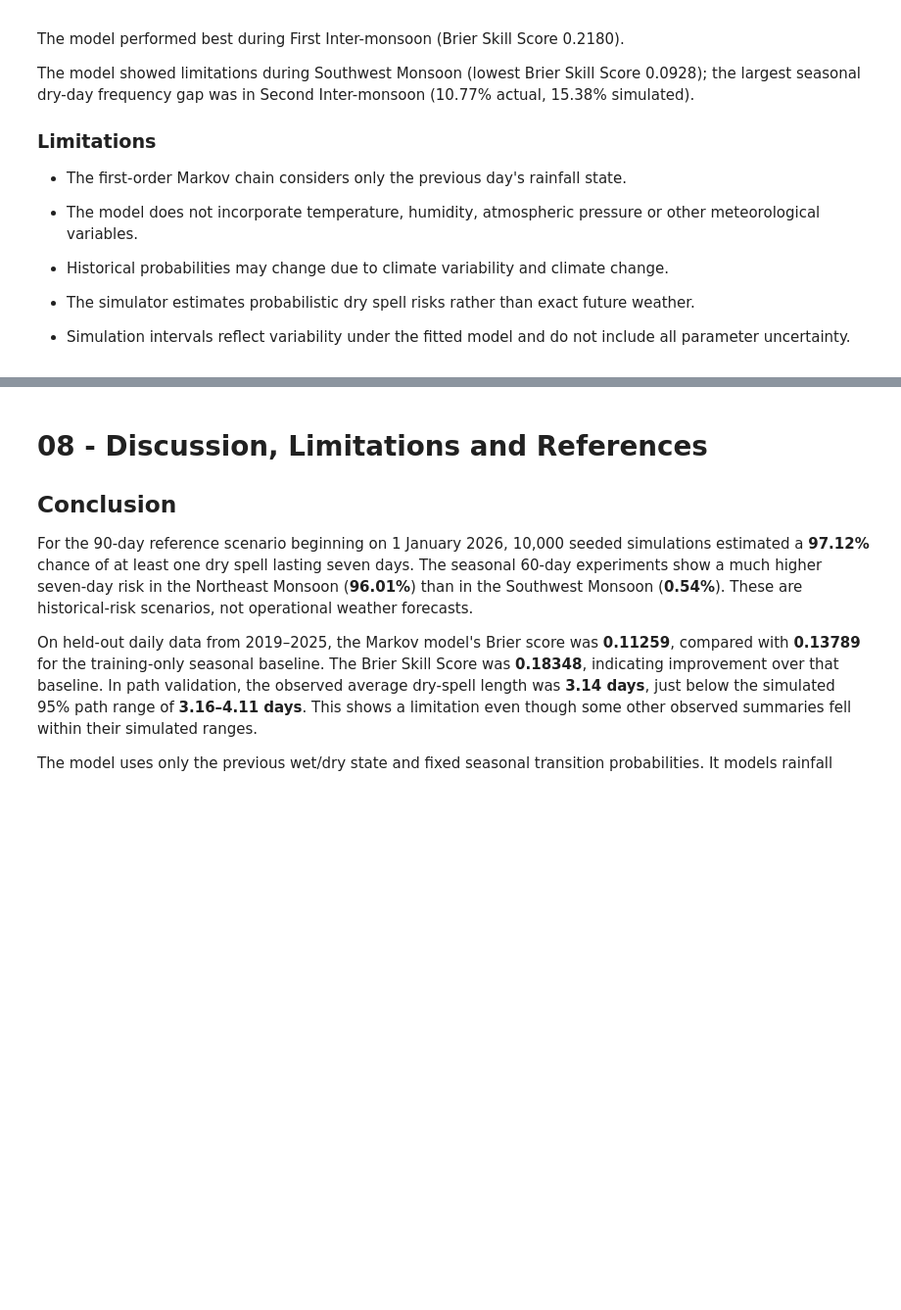
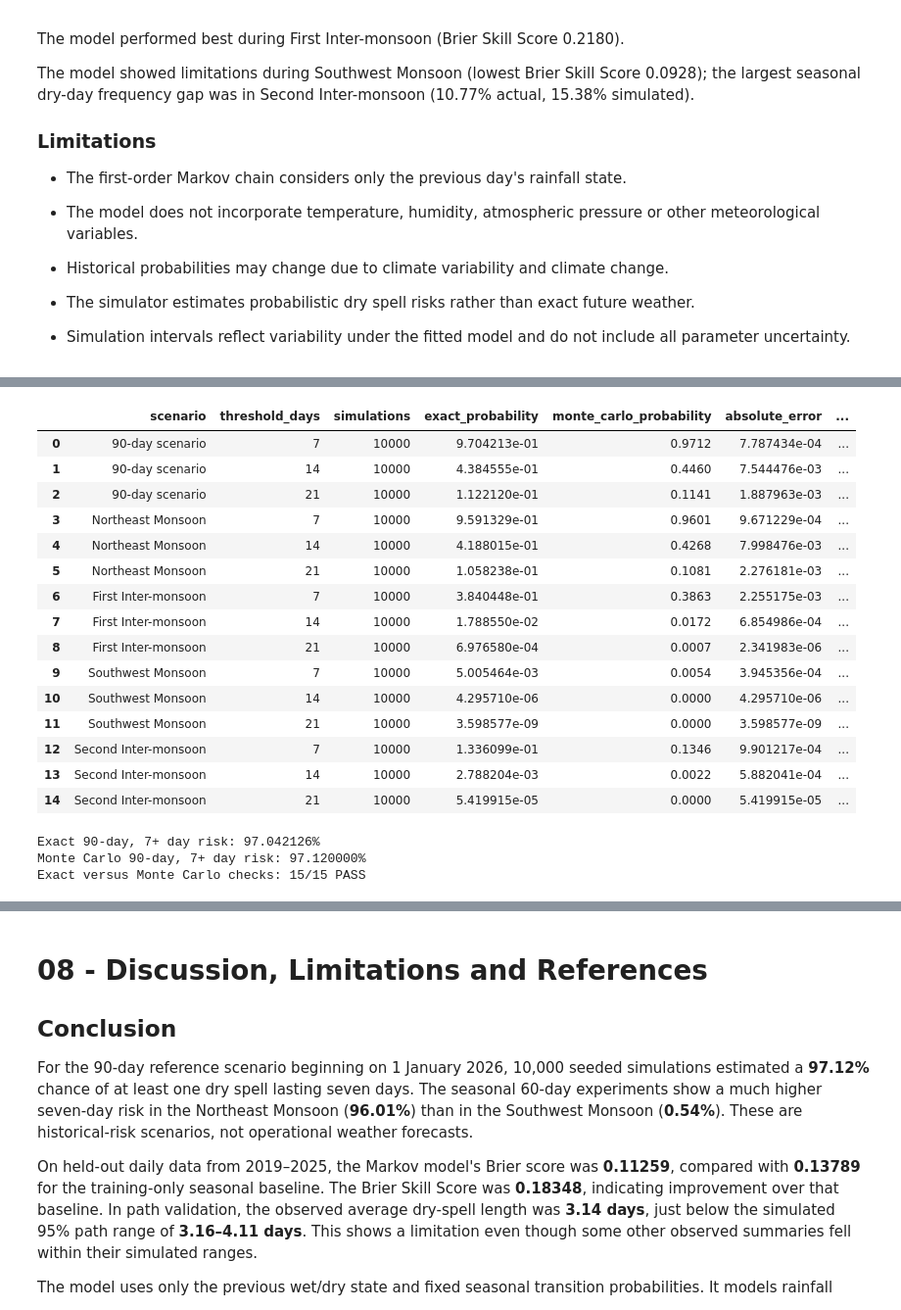
Before and after one commit to NikiniBandara/colombo-monsoon-dry-spell-simulator, a Jupyter notebook: notebook/colombo-monsoon-dry-spell-simulator.ipynb, the cells around one changed output, grey strips where cells are left out. Shown at 98% size. Drawn from its saved outputs; the diff is of its cells as text; code cells hidden in the pictures; blank space fills up the shorter version.

```diff
--- a/notebook/colombo-monsoon-dry-spell-simulator.ipynb
+++ b/notebook/colombo-monsoon-dry-spell-simulator.ipynb
@@ -2163,0 +2256,51 @@ The model showed limitations during Southwest Monsoon (lowest Brier Skill Score
+# %%
+scenario_windows = {"90-day scenario": ("2026-01-01", 90)}
+scenario_windows.update({season: (start, 60) for season, start in season_start_dates.items()})
+
+exact_rows = []
+for row in all_risk_intervals.itertuples(index=False):
+    start, days = scenario_windows[row.scenario]
+    exact = exact_dry_spell_probability(start, days, int(row.threshold_days), 0)
+    standard_error = np.sqrt(exact * (1 - exact) / int(row.simulations))
+    tolerance = 3 * standard_error + 1 / int(row.simulations)
+    error = abs(float(row.probability) - exact)
+    exact_rows.append({
+        "scenario": row.scenario,
+        "threshold_days": int(row.threshold_days),
+        "simulations": int(row.simulations),
+        "exact_probability": exact,
+        "monte_carlo_probability": float(row.probability),
+        "absolute_error": error,
+        "tolerance": tolerance,
+        "pass": bool(error <= tolerance + 1e-15),
+    })
+
+exact_comparison = pd.DataFrame(exact_rows)
+display(exact_comparison)
+assert len(exact_comparison) == 15
+assert exact_comparison["pass"].all(), "Monte Carlo disagrees with the exact check"
+exact_comparison.to_csv(RESULTS / "exact_vs_monte_carlo.csv", index=False)
+exact_reference_probability = exact_comparison.iloc[0]["exact_probability"]
+print(f"Exact 90-day, 7+ day risk: {exact_reference_probability:.6%}")
+print(f"Monte Carlo 90-day, 7+ day risk: {probability_7_days:.6%}")
+print("Exact versus Monte Carlo checks: 15/15 PASS")
+# %% [output]
+|  | scenario | threshold_days | simulations | exact_probability | monte_carlo_probability | absolute_error | ... |
+| 0 | 90-day scenario | 7 | 10000 | 9.704213e-01 | 0.9712 | 7.787434e-04 | ... |
+| 1 | 90-day scenario | 14 | 10000 | 4.384555e-01 | 0.4460 | 7.544476e-03 | ... |
+| 2 | 90-day scenario | 21 | 10000 | 1.122120e-01 | 0.1141 | 1.887963e-03 | ... |
+| 3 | Northeast Monsoon | 7 | 10000 | 9.591329e-01 | 0.9601 | 9.671229e-04 | ... |
+| 4 | Northeast Monsoon | 14 | 10000 | 4.188015e-01 | 0.4268 | 7.998476e-03 | ... |
+| 5 | Northeast Monsoon | 21 | 10000 | 1.058238e-01 | 0.1081 | 2.276181e-03 | ... |
+| 6 | First Inter-monsoon | 7 | 10000 | 3.840448e-01 | 0.3863 | 2.255175e-03 | ... |
+| 7 | First Inter-monsoon | 14 | 10000 | 1.788550e-02 | 0.0172 | 6.854986e-04 | ... |
+| 8 | First Inter-monsoon | 21 | 10000 | 6.976580e-04 | 0.0007 | 2.341983e-06 | ... |
+| 9 | Southwest Monsoon | 7 | 10000 | 5.005464e-03 | 0.0054 | 3.945356e-04 | ... |
+| 10 | Southwest Monsoon | 14 | 10000 | 4.295710e-06 | 0.0000 | 4.295710e-06 | ... |
+| 11 | Southwest Monsoon | 21 | 10000 | 3.598577e-09 | 0.0000 | 3.598577e-09 | ... |
+| 12 | Second Inter-monsoon | 7 | 10000 | 1.336099e-01 | 0.1346 | 9.901217e-04 | ... |
+| 13 | Second Inter-monsoon | 14 | 10000 | 2.788204e-03 | 0.0022 | 5.882041e-04 | ... |
+| 14 | Second Inter-monsoon | 21 | 10000 | 5.419915e-05 | 0.0000 | 5.419915e-05 | ... |
+Exact 90-day, 7+ day risk: 97.042126%
+Monte Carlo 90-day, 7+ day risk: 97.120000%
+Exact versus Monte Carlo checks: 15/15 PASS
```
Also changed, not shown: parts of 7 cells of this notebook, 3 other files.
